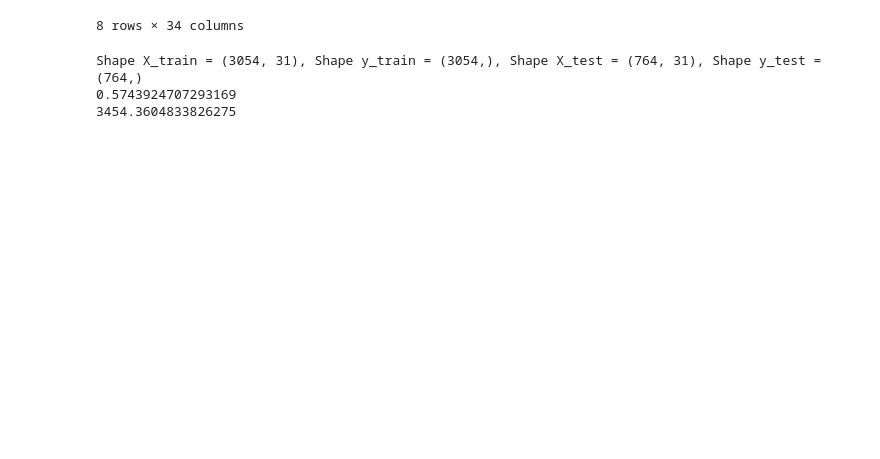
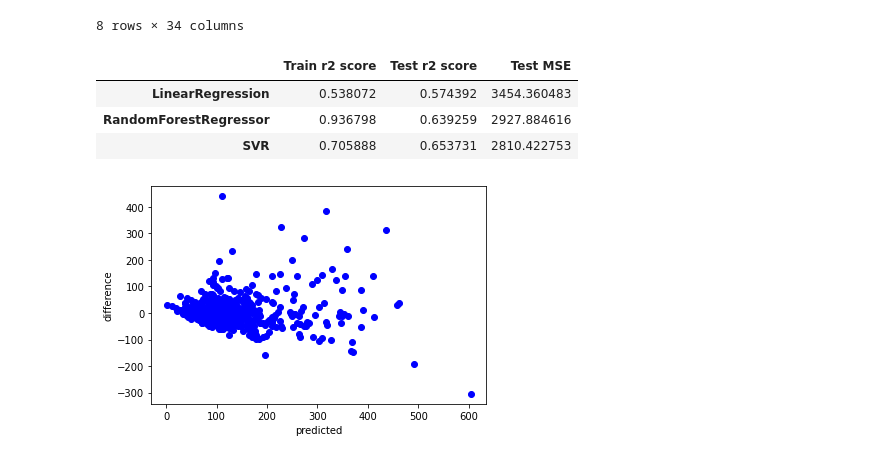
Before and after one commit to eyberthrojas/airbnb_price_prediction, a Jupyter notebook: price.ipynb, the cells around one changed output. Cells and saved outputs as stored; diff of their text form; code cells hidden in the pictures; blank space fills up the shorter version.

```diff
--- a/price.ipynb
+++ b/price.ipynb
@@ -185,8 +252,6 @@ Tercera aproximación: se genera dataset con todas la variable numéricas presel
 # %%
 numeric_cols = df_1drop[df_1drop.columns].describe()
 df_aprox3 = df_1drop[numeric_cols.columns]
-df_totrain3 = df_aprox3.apply(lambda x: x.fillna(x.mean()),axis=0)
-df_totrain3.describe()
 # %% [output]
 |  | host_is_superhost | host_total_listings_count | host_identity_verified | latitude | longitude | is_location_exact | ... |
 | count | 3818.000000 | 3818.000000 | 3818.000000 | 3818.000000 | 3818.000000 | 3818.000000 | ... |
@@ -198,21 +263,44 @@ df_totrain3.describe()
 | 75% | 0.000000 | 3.000000 | 1.000000 | 47.662694 | -122.310800 | 1.000000 | ... |
 | max | 1.000000 | 502.000000 | 1.000000 | 47.733358 | -122.240607 | 1.000000 | ... |
 8 rows × 34 columns
-# %%
-X3 = df_totrain3.drop(['price','weekly_price','monthly_price'],axis = 1)
-y3 = df_totrain3['price']
-X3_train, X3_test, y3_train, y3_test = train_test_split(X3, y3, test_size = .20, random_state=42)
-scaler3 = StandardScaler()
-scaler3.fit(X3_train)
-X3_train = scaler3.transform(X3_train)
-lm_model3 = RandomForestRegressor()(normalize=False)
-lm_model3.fit(X3_train, y3_train)
-print("Shape X_train = {}, Shape y_train = {}, Shape X_test = {}, Shape y_test = {}".format(X3_train.shape, y3_train.shape, X3_test.shape, y3_test.shape))
-X3_test = scaler3.transform(X3_test)
-y3_test_preds = lm_model3.predict(X3_test)
-print(r2_score(y3_test, y3_test_preds))
-print(mean_squared_error(y3_test, y3_test_preds))
-# %% [output]
-Shape X_train = (3054, 31), Shape y_train = (3054,), Shape X_test = (764, 31), Shape y_test = (764,)
-0.5743924707293169
-3454.3604833826275
+# %%
+X3 = df_totrain3.drop(['price','weekly_price','monthly_price'],axis = 1)
+y3 = df_totrain3['price']
+X3_train, X3_test, y3_train, y3_test = train_test_split(X3, y3, test_size = .20, random_state=42)
+scaler3 = StandardScaler()
+scaler3.fit(X3_train)
+X3_train = scaler3.transform(X3_train)
+X3_test = scaler3.transform(X3_test)
+
+lr3_model = LinearRegression()
+rf3_model = RandomForestRegressor(n_estimators=100, criterion = 'mse')
+sv3_model = SVR(kernel= 'rbf', C= 1000, gamma= 0.01, epsilon=1, cache_size = 500)
+models3 = [lr3_model, rf3_model, sv3_model]
+index=['LinearRegression','RandomForestRegressor','SVR']
+columns=['Train r2 score','Test r2 score','Test MSE']
+df3_summary=pd.DataFrame(data=None,index=index,columns=columns)
+for n,model in enumerate(models3):
+    model.fit(X3_train, y3_train)
+    y3_train_preds = model.predict(X3_train)
+    y3_test_preds = model.predict(X3_test)
+    score = []
+    score.append(r2_score(y3_train, y3_train_preds))
+    score.append(r2_score(y3_test, y3_test_preds))
+    score.append(mean_squared_error(y3_test, y3_test_preds))
+    df3_summary.loc[df3_summary.index[n]] = score
+df3_summary
+# %% [output]
+|  | Train r2 score | Test r2 score | Test MSE |
+| LinearRegression | 0.538072 | 0.574392 | 3454.360483 |
+| RandomForestRegressor | 0.936798 | 0.639259 | 2927.884616 |
+| SVR | 0.705888 | 0.653731 | 2810.422753 |
+# %%
+preds_vs_act = pd.DataFrame(np.hstack([y3_test.values.reshape(y3_test.size,1), y3_test_preds.reshape(y3_test.size,1)]))
+preds_vs_act.columns = ['actual', 'preds']
+preds_vs_act['diff'] = preds_vs_act['actual'] - preds_vs_act['preds']
+
+plt.plot(preds_vs_act['preds'], preds_vs_act['diff'], 'bo');
+plt.xlabel('predicted');
+plt.ylabel('difference');
+# %% [output]
+[figure, added]
```
Also changed, not shown: parts of 29 cells of this notebook, 1 other file.
